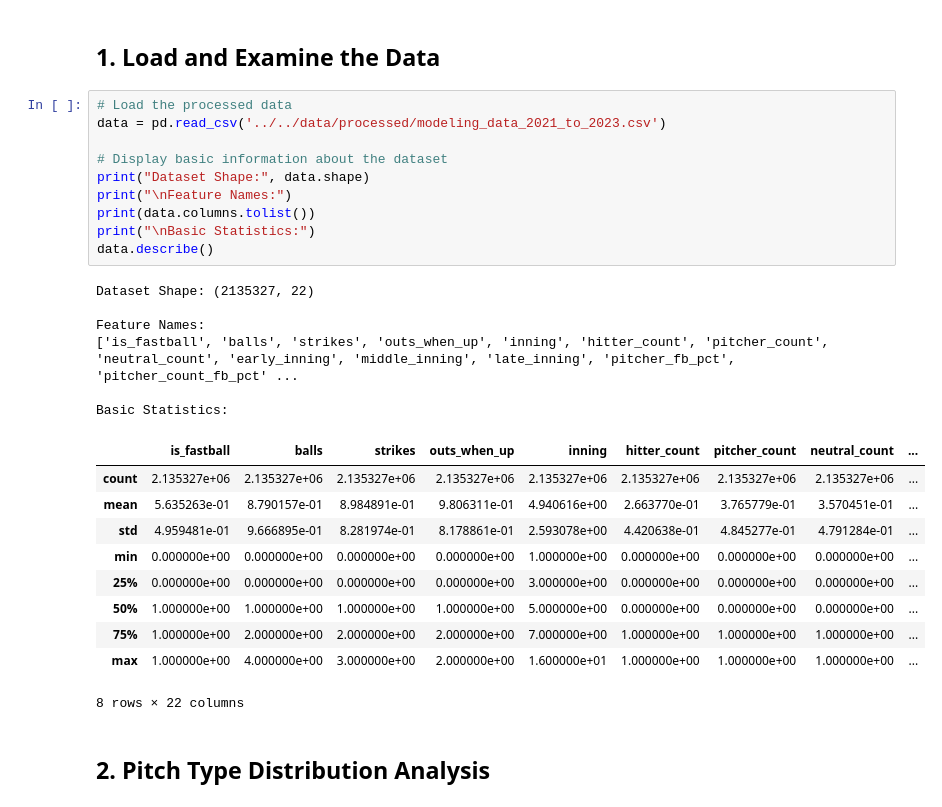
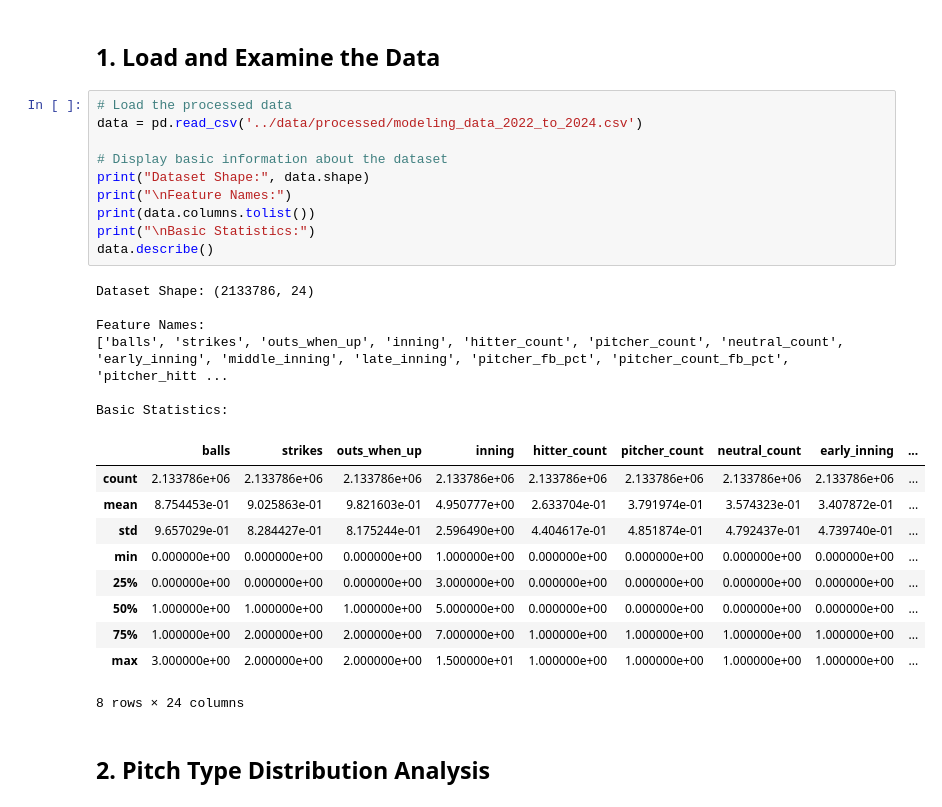
Before and after one commit to Osalira/BaseballPitchTypePredictionProject, a Jupyter notebook: notebooks/01_exploratory_data_analysis.ipynb, the cells around one changed output. Drawn from its saved outputs; the diff is of its cells as text.

```diff
--- a/notebooks/01_exploratory_data_analysis.ipynb
+++ b/notebooks/01_exploratory_data_analysis.ipynb
@@ -21,31 +21,31 @@ plt.rcParams['figure.dpi'] = 100
 ## 1. Load and Examine the Data
 # %%
 # Load the processed data
-data = pd.read_csv('../../data/processed/modeling_data_2021_to_2023.csv')
+data = pd.read_csv('../data/processed/modeling_data_2022_to_2024.csv')
 
 # Display basic information about the dataset
 print("Dataset Shape:", data.shape)
 print("\nFeature Names:")
 print(data.columns.tolist())
 print("\nBasic Statistics:")
 data.describe()
 # %% [output]
-Dataset Shape: (2135327, 22)
+Dataset Shape: (2133786, 24)
 
 Feature Names:
-['is_fastball', 'balls', 'strikes', 'outs_when_up', 'inning', 'hitter_count', 'pitcher_count', 'neutral_count', 'early_inning', 'middle_inning', 'late_inning', 'pitcher_fb_pct', 'pitcher_count_fb_pct' ...
+['balls', 'strikes', 'outs_when_up', 'inning', 'hitter_count', 'pitcher_count', 'neutral_count', 'early_inning', 'middle_inning', 'late_inning', 'pitcher_fb_pct', 'pitcher_count_fb_pct', 'pitcher_hitt ...
 
 Basic Statistics:
-|  | is_fastball | balls | strikes | outs_when_up | inning | hitter_count | pitcher_count | neutral_count | ... |
-| count | 2.135327e+06 | 2.135327e+06 | 2.135327e+06 | 2.135327e+06 | 2.135327e+06 | 2.135327e+06 | 2.135327e+06 | 2.135327e+06 | ... |
-| mean | 5.635263e-01 | 8.790157e-01 | 8.984891e-01 | 9.806311e-01 | 4.940616e+00 | 2.663770e-01 | 3.765779e-01 | 3.570451e-01 | ... |
-| std | 4.959481e-01 | 9.666895e-01 | 8.281974e-01 | 8.178861e-01 | 2.593078e+00 | 4.420638e-01 | 4.845277e-01 | 4.791284e-01 | ... |
-| min | 0.000000e+00 | 0.000000e+00 | 0.000000e+00 | 0.000000e+00 | 1.000000e+00 | 0.000000e+00 | 0.000000e+00 | 0.000000e+00 | ... |
-| 25% | 0.000000e+00 | 0.000000e+00 | 0.000000e+00 | 0.000000e+00 | 3.000000e+00 | 0.000000e+00 | 0.000000e+00 | 0.000000e+00 | ... |
-| 50% | 1.000000e+00 | 1.000000e+00 | 1.000000e+00 | 1.000000e+00 | 5.000000e+00 | 0.000000e+00 | 0.000000e+00 | 0.000000e+00 | ... |
-| 75% | 1.000000e+00 | 2.000000e+00 | 2.000000e+00 | 2.000000e+00 | 7.000000e+00 | 1.000000e+00 | 1.000000e+00 | 1.000000e+00 | ... |
-| max | 1.000000e+00 | 4.000000e+00 | 3.000000e+00 | 2.000000e+00 | 1.600000e+01 | 1.000000e+00 | 1.000000e+00 | 1.000000e+00 | ... |
+|  | balls | strikes | outs_when_up | inning | hitter_count | pitcher_count | neutral_count | early_inning | ... |
+| count | 2.133786e+06 | 2.133786e+06 | 2.133786e+06 | 2.133786e+06 | 2.133786e+06 | 2.133786e+06 | 2.133786e+06 | 2.133786e+06 | ... |
+| mean | 8.754453e-01 | 9.025863e-01 | 9.821603e-01 | 4.950777e+00 | 2.633704e-01 | 3.791974e-01 | 3.574323e-01 | 3.407872e-01 | ... |
+| std | 9.657029e-01 | 8.284427e-01 | 8.175244e-01 | 2.596490e+00 | 4.404617e-01 | 4.851874e-01 | 4.792437e-01 | 4.739740e-01 | ... |
+| min | 0.000000e+00 | 0.000000e+00 | 0.000000e+00 | 1.000000e+00 | 0.000000e+00 | 0.000000e+00 | 0.000000e+00 | 0.000000e+00 | ... |
+| 25% | 0.000000e+00 | 0.000000e+00 | 0.000000e+00 | 3.000000e+00 | 0.000000e+00 | 0.000000e+00 | 0.000000e+00 | 0.000000e+00 | ... |
+| 50% | 1.000000e+00 | 1.000000e+00 | 1.000000e+00 | 5.000000e+00 | 0.000000e+00 | 0.000000e+00 | 0.000000e+00 | 0.000000e+00 | ... |
+| 75% | 1.000000e+00 | 2.000000e+00 | 2.000000e+00 | 7.000000e+00 | 1.000000e+00 | 1.000000e+00 | 1.000000e+00 | 1.000000e+00 | ... |
+| max | 3.000000e+00 | 2.000000e+00 | 2.000000e+00 | 1.500000e+01 | 1.000000e+00 | 1.000000e+00 | 1.000000e+00 | 1.000000e+00 | ... |
-8 rows × 22 columns
+8 rows × 24 columns
 # %% [markdown]
 ## 2. Pitch Type Distribution Analysis
 # %%
```
Also changed, not shown: parts of 5 cells of this notebook, 2 other files.
